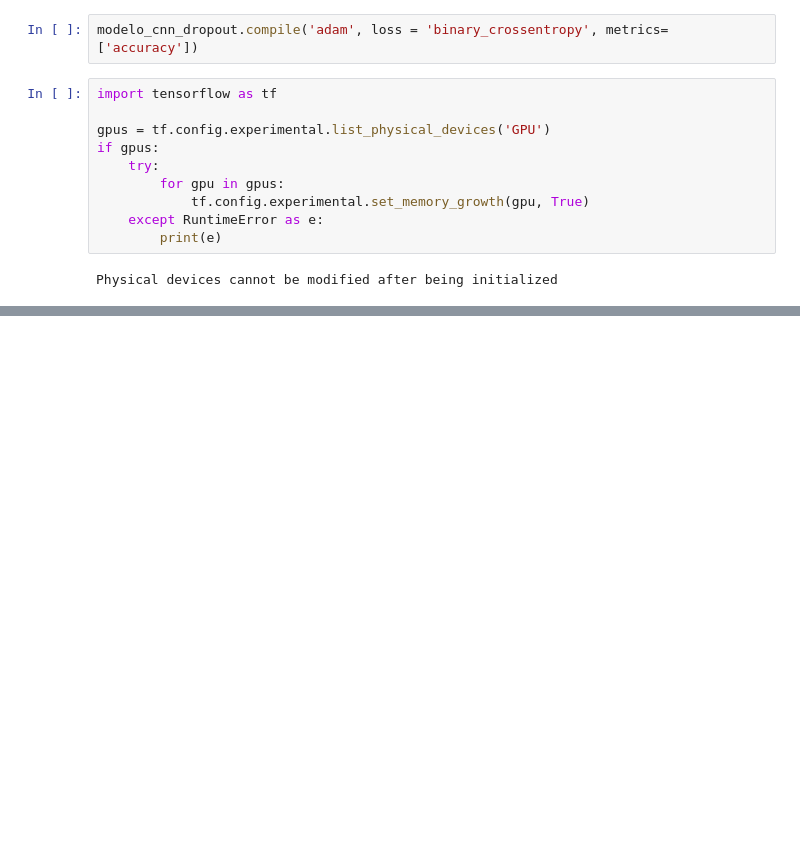
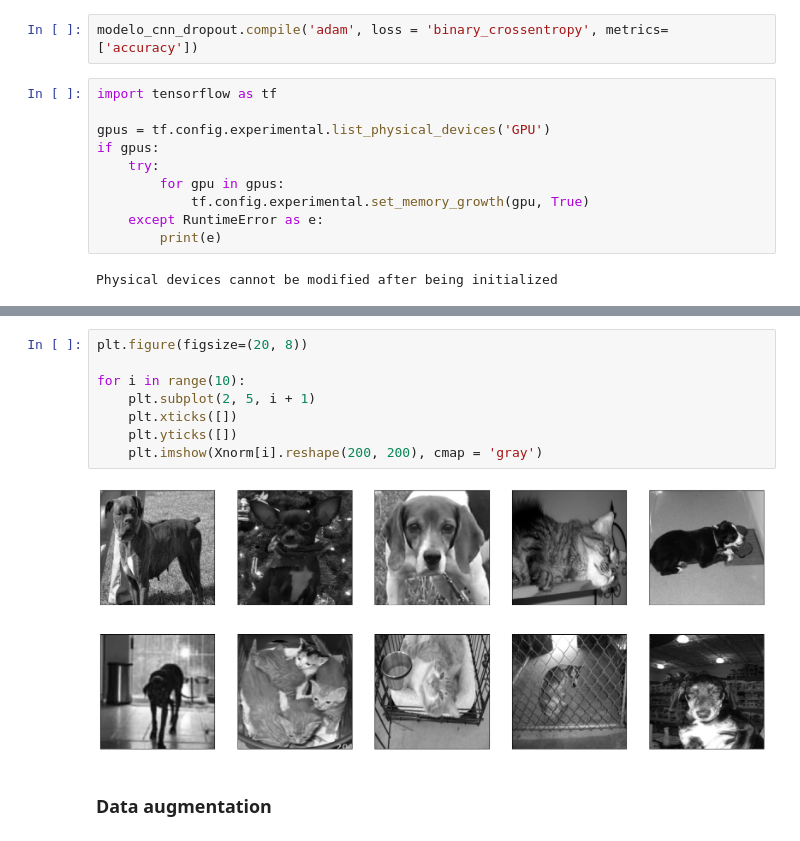
Before and after one commit to SamuelHollis/Deep_learn, a Jupyter notebook: src/explore_OK.ipynb, the cells around one changed output, grey strips where cells are left out. Cells and saved outputs as stored; diff of their text form; blank space fills up the shorter version.

```diff
--- a/src/explore_OK.ipynb
+++ b/src/explore_OK.ipynb
@@ -246,0 +269,12 @@ InternalError: Failed copying input tensor from /job:localhost/replica:0/task:0/
+# %%
+plt.figure(figsize=(20, 8))
+
+for i in range(10):
+    plt.subplot(2, 5, i + 1)
+    plt.xticks([])
+    plt.yticks([])
+    plt.imshow(Xnorm[i].reshape(200, 200), cmap = 'gray')
+# %% [output]
+[figure, added]
+# %% [markdown]
+### Data augmentation
```
Also changed, not shown: parts of 7 cells of this notebook.
